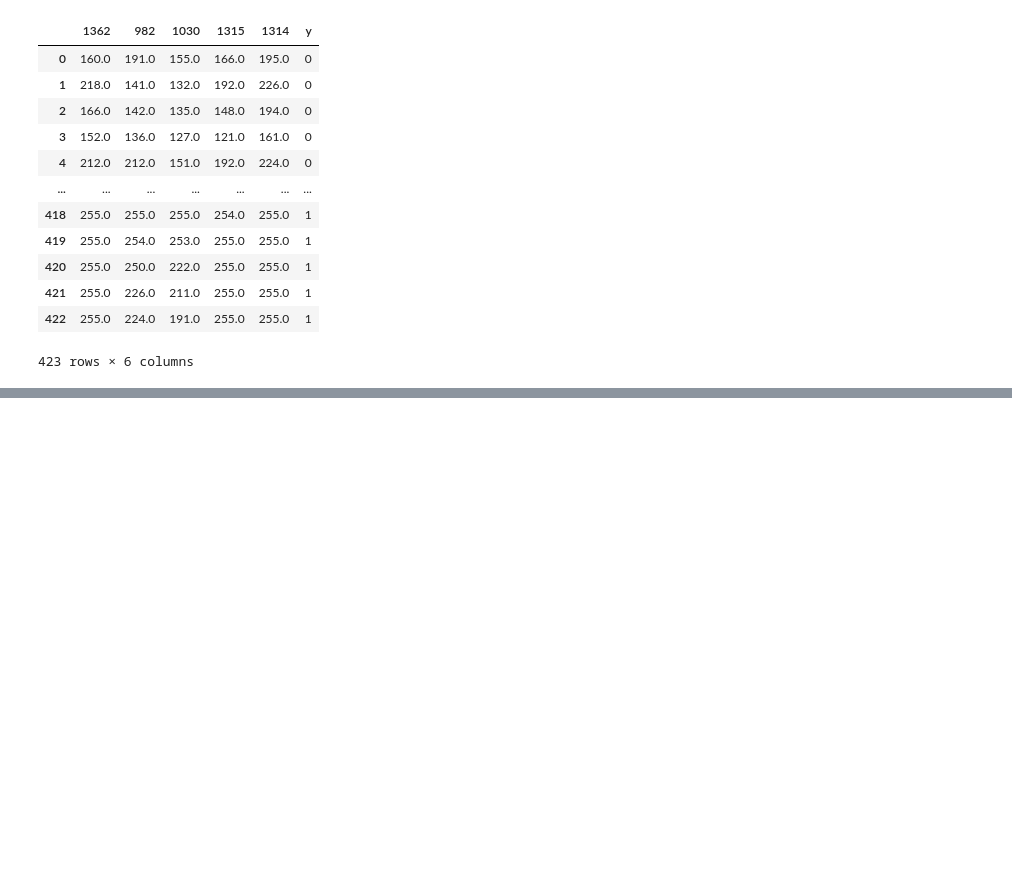
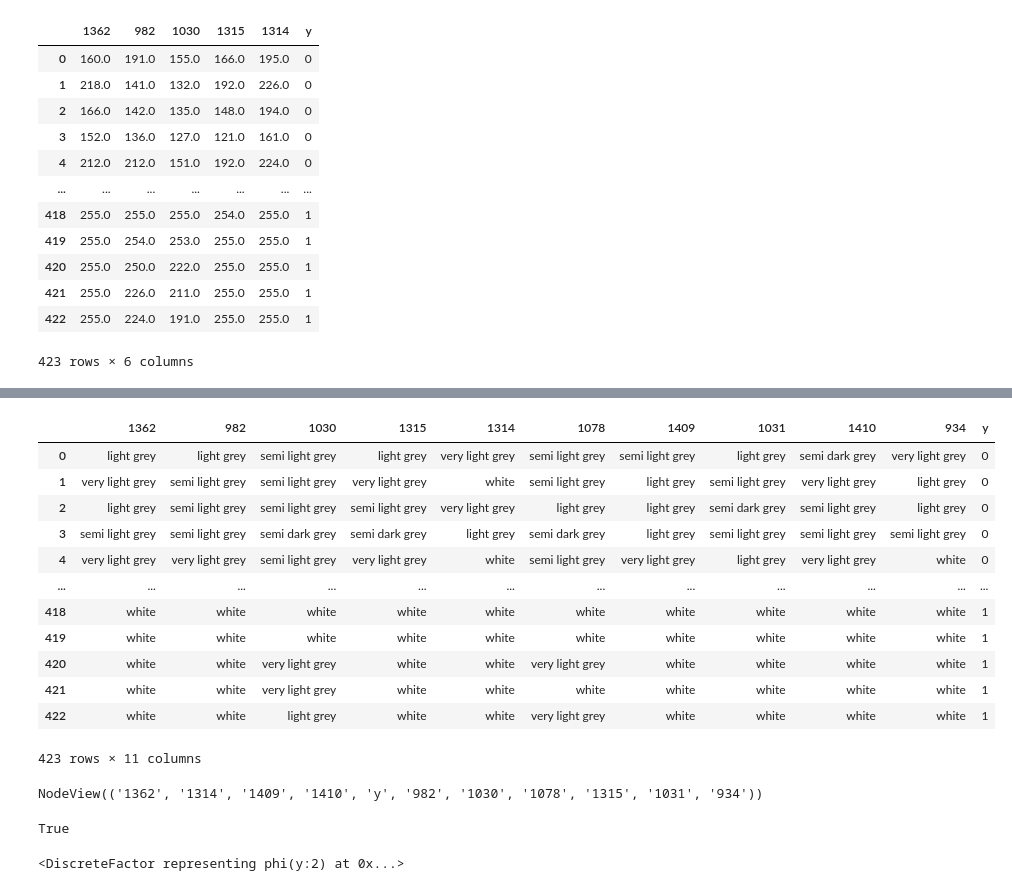
Before and after one commit to friedforfun/Data-Mining-Machine-Learning-CW, a Jupyter notebook: Tasks/Task 7 - Beyond Naive Bayse.ipynb, the cells around one changed output, grey strips where cells are left out. Saved outputs shown, nothing was run; the diff lists cells and outputs as text; code cells hidden in the pictures; blank space fills up the shorter version.

```diff
--- a/Tasks/Task 7 - Beyond Naive Bayse.ipynb
+++ b/Tasks/Task 7 - Beyond Naive Bayse.ipynb
@@ -187,0 +310,17 @@ KeyboardInterrupt:
+# %%
+balanced = ten_pixels.iloc[:423]
+balanced
+# %% [output]
+|  | 1362 | 982 | 1030 | 1315 | 1314 | 1078 | 1409 | 1031 | 1410 | 934 | y |
+| 0 | light grey | light grey | semi light grey | light grey | very light grey | semi light grey | semi light grey | light grey | semi dark grey | very light grey | 0 |
+| 1 | very light grey | semi light grey | semi light grey | very light grey | white | semi light grey | light grey | semi light grey | very light grey | light grey | 0 |
+| 2 | light grey | semi light grey | semi light grey | semi light grey | very light grey | light grey | light grey | semi dark grey | semi light grey | light grey | 0 |
+| 3 | semi light grey | semi light grey | semi dark grey | semi dark grey | light grey | semi dark grey | light grey | semi light grey | semi light grey | semi light grey | 0 |
+| 4 | very light grey | very light grey | semi light grey | very light grey | white | semi light grey | very light grey | light grey | very light grey | white | 0 |
+| ... | ... | ... | ... | ... | ... | ... | ... | ... | ... | ... | ... |
+| 418 | white | white | white | white | white | white | white | white | white | white | 1 |
+| 419 | white | white | white | white | white | white | white | white | white | white | 1 |
+| 420 | white | white | very light grey | white | white | very light grey | white | white | white | white | 1 |
+| 421 | white | white | very light grey | white | white | white | white | white | white | white | 1 |
+| 422 | white | white | light grey | white | white | very light grey | white | white | white | white | 1 |
+423 rows × 11 columns
@@ -187,0 +331,5 @@ KeyboardInterrupt:
+# %%
+model_struct = BayesianModel(estimated_model.edges)
+model_struct.nodes()
+# %% [output]
+NodeView(('1362', '1314', '1409', '1410', 'y', '982', '1030', '1078', '1315', '1031', '934'))
@@ -187,0 +338,10 @@ KeyboardInterrupt:
+# %%
+model_struct.check_model()
+# %% [output]
+True
+# %%
+ten_pix_infer = VariableElimination(model_struct)
+q = ten_pix_infer.query(variables=['y'], evidence={'1362': 'dark grey', '982': 'dark grey', '1030': 'dark grey', '1315': 'very dark grey' , '1078': 'dark grey', '1409': 'dark grey', '1031': 'dark grey', '1410': 'dark grey', '934': 'dark grey'})
+q
+# %% [output]
+<DiscreteFactor representing phi(y:2) at 0x...>
```
Also changed, not shown: parts of 34 cells of this notebook, 4 other files.
